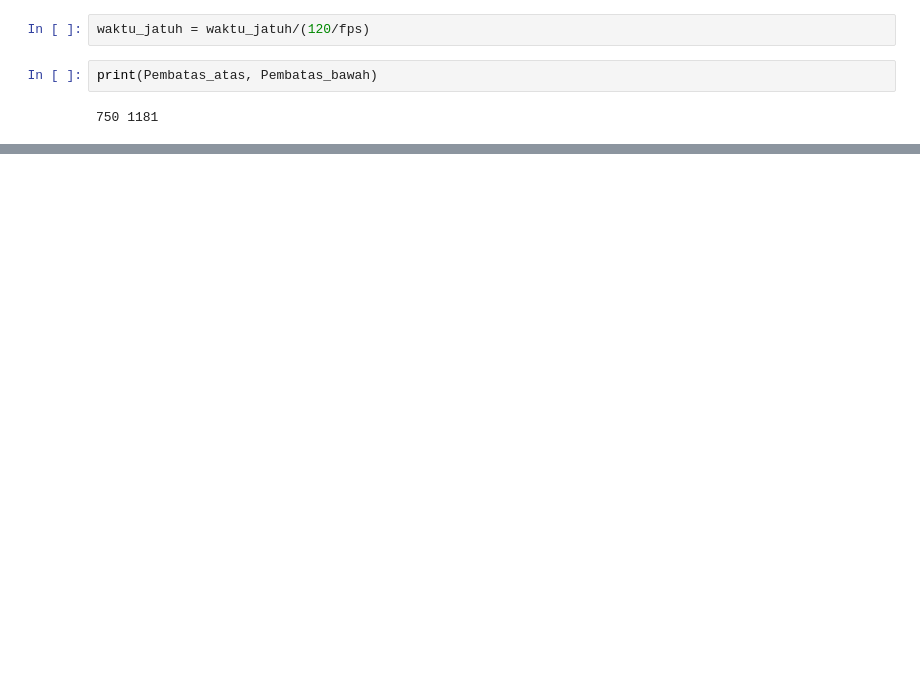
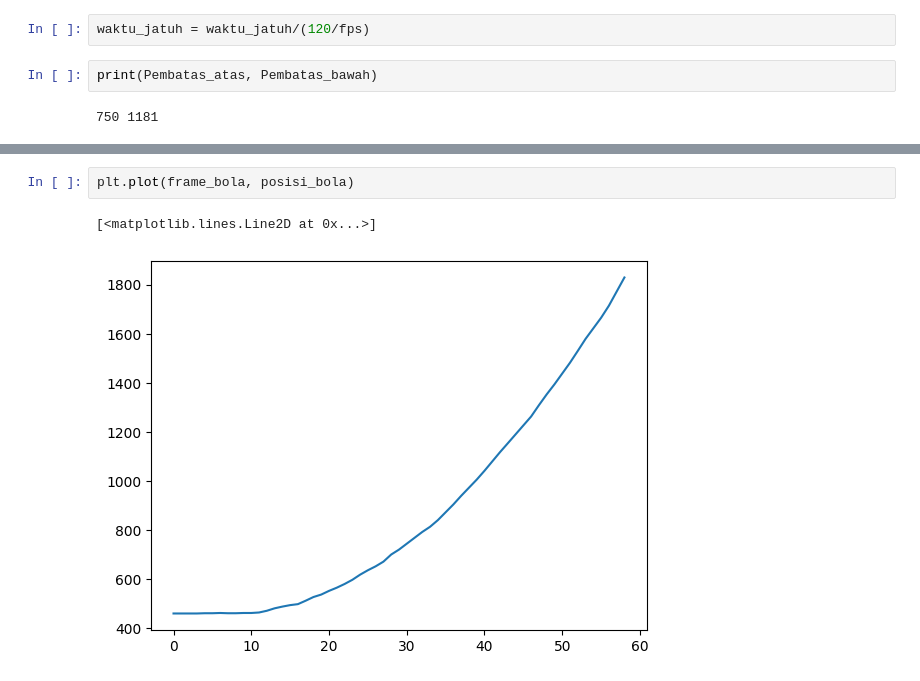
Before and after one commit to Amario1306619051/Freely-Falling-Object-Calculation-Using-YOLOv3, a Jupyter notebook: 10.Analisis.ipynb, the cells around one changed output, grey strips where cells are left out. Cells and saved outputs as stored; diff of their text form; blank space fills up the shorter version.

```diff
--- a/10.Analisis.ipynb
+++ b/10.Analisis.ipynb
@@ -142,0 +183,5 @@ print(percepatan_gravitasi)
+# %%
+plt.plot(frame_bola, posisi_bola)
+# %% [output]
+[<matplotlib.lines.Line2D at 0x...>]
+[figure, added]
```
Also changed, not shown: parts of 6 cells of this notebook, 1 other file.
